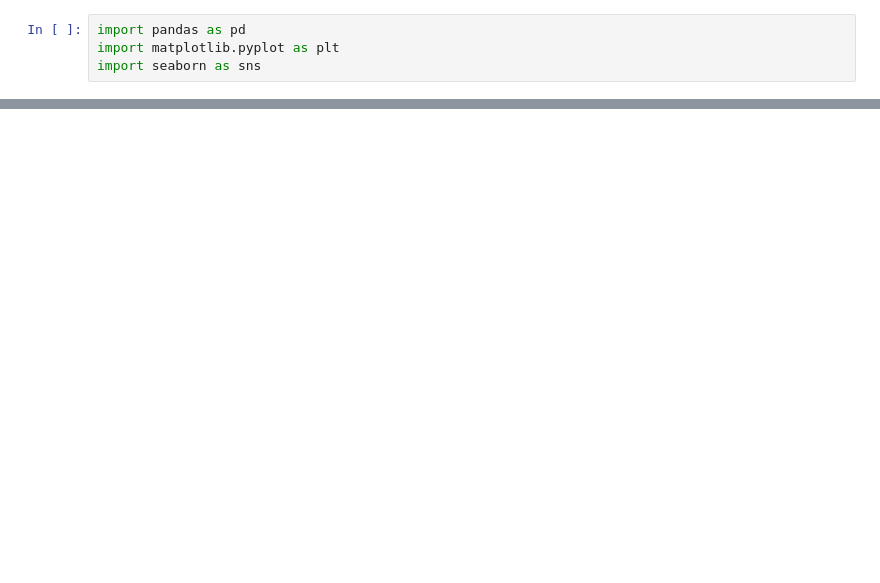
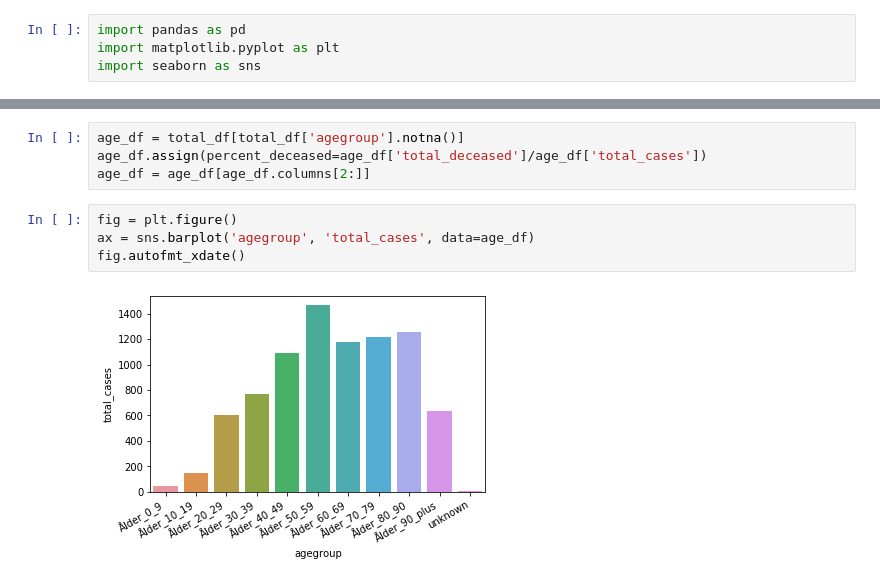
Before and after one commit to vbodell/covid-19, a Jupyter notebook: covid-playground.ipynb, the cells around one changed output, grey strips where cells are left out. Saved outputs shown, nothing was run; the diff lists cells and outputs as text; blank space fills up the shorter version.

```diff
--- a/covid-playground.ipynb
+++ b/covid-playground.ipynb
@@ -69,0 +31,10 @@ total_df
+# %%
+age_df = total_df[total_df['agegroup'].notna()]
+age_df.assign(percent_deceased=age_df['total_deceased']/age_df['total_cases'])
+age_df = age_df[age_df.columns[2:]]
+# %%
+fig = plt.figure()
+ax = sns.barplot('agegroup', 'total_cases', data=age_df)
+fig.autofmt_xdate()
+# %% [output]
+[figure, added]
```
Also changed, not shown: parts of 11 cells of this notebook, 1 other file.
